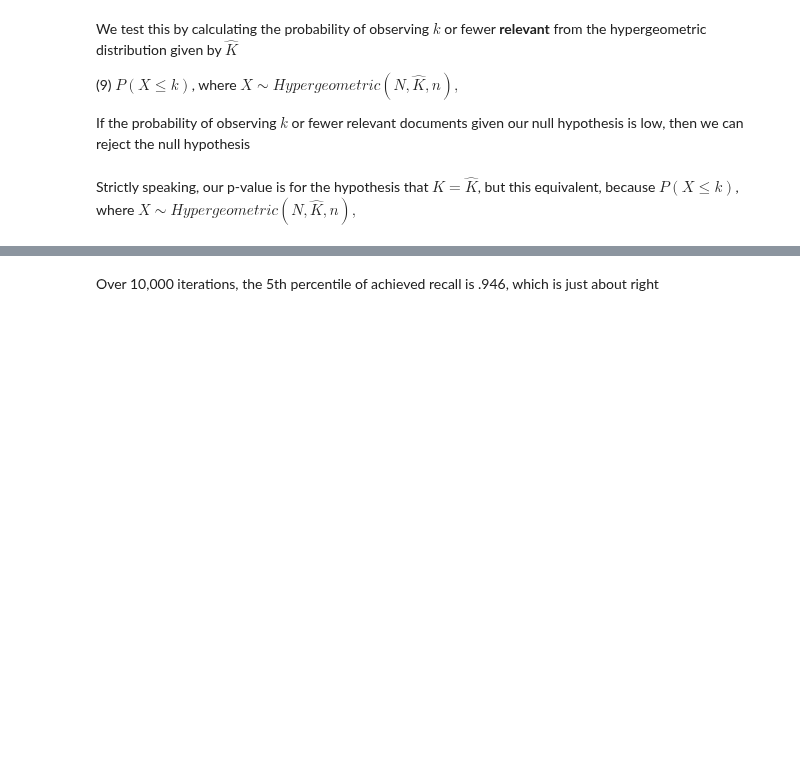
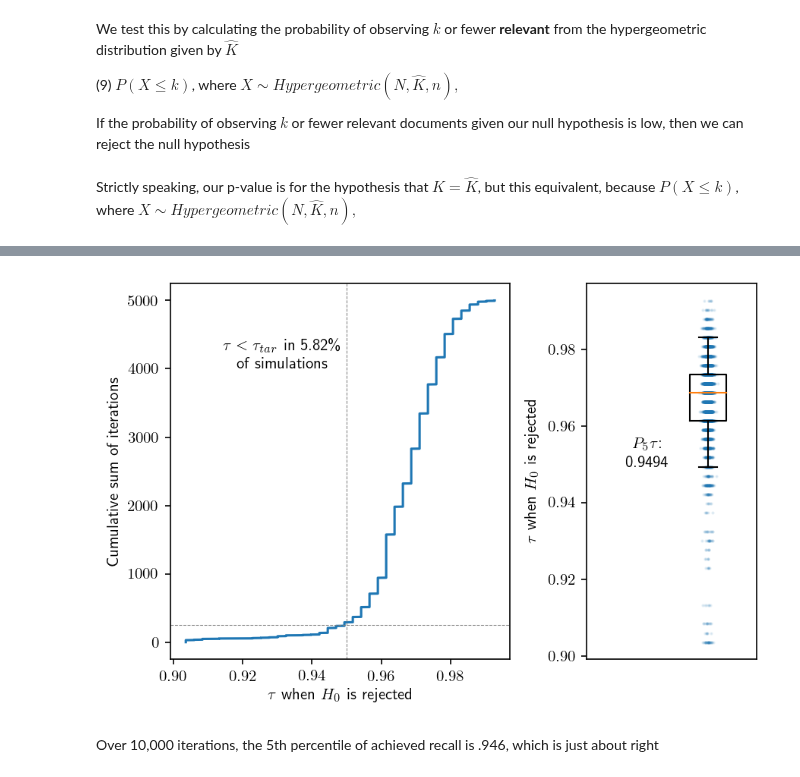
Before and after one commit to mcallaghan/rapid-screening, a Jupyter notebook: analysis/hyper_criteria_theory.ipynb, the cells around one changed output, grey strips where cells are left out. Saved outputs shown, nothing was run; the diff lists cells and outputs as text; code cells hidden in the pictures; blank space fills up the shorter version.

```diff
--- a/analysis/hyper_criteria_theory.ipynb
+++ b/analysis/hyper_criteria_theory.ipynb
@@ -206,0 +234,3 @@ Text(0, 0.5, '$P(X \\leq k)$')
+# %%
+sample = np.zeros(N_s)
+sample[:14] = 1
@@ -207,6 +253,6 @@ Text(0, 0.5, '$P(X \\leq k)$')
 # %%
 # We can run 10 thousand random sample simulations, to see if our null hypothesis is rejected the right amount
-iterations = 10000
+iterations = 5000
 pool = multiprocessing.Pool(6) # (in parallel)
 y, h, t = zip(*pool.map(partial(draw_sample, sample=sample,r_ML=r_ML),range(iterations)))
 pool.terminate()
@@ -242,3 +288,46 @@ plt.show()
+# %%
+plt.close()
+H0_rejection_taus = np.array([x['tau'] for x in h])
+H0_rejection_taus.sort()
+fig = plt.figure(dpi=150)
+gs = gridspec.GridSpec(1,2,width_ratios=[2,1])
+
+ax0 = plt.subplot(gs[0])
+ax0.plot(H0_rejection_taus,np.arange(len(H0_rejection_taus)))
+# The rate of failure is the percentage of cases in which we reject the Null hypothesis, although it is actually true
+failure = sum(H0_rejection_taus<.95)/iterations
+t = r"$\tau < \tau_{tar}$ in " + f"{failure:.2%}\n of simulations".replace("%","\%")
+xtent = ax0.get_xlim()[1]-ax0.get_xlim()[0]
+ax0.text(ax0.get_xlim()[0]+xtent*0.33, iterations*0.8,t,usetex=True,ha="center")
+
+ax0.set_xlabel(r'$\tau$ when $H_0$ is rejected')
+ax0.set_ylabel('Cumulative sum of iterations')
+
+ax0.axhline(iterations*0.05, lw=0.5,c="grey",ls="--")
+ax0.axvline(.95, lw=0.5,c="grey",ls="--")
+
+def rand_jitter(arr):
+    stdev = .01*(max(arr)-min(arr))
+    return arr + np.random.randn(len(arr)) * stdev
+
+ax1 = plt.subplot(gs[1])
+ax1.boxplot(H0_rejection_taus,whis=[5,95],showfliers=False)
+ax1.scatter(rand_jitter(np.zeros(iterations)+1+np.random.randn(iterations)*0.01),H0_rejection_taus,alpha=0.1,s=1)
+ax1.set_xticks([])
+ax1.set_xlim([0.5,1.2])
+ax1.set_ylabel(r'$\tau$ when $H_0$ is rejected')
+
+q = np.quantile(H0_rejection_taus,0.05)
+t = "$P_5 \\tau $:\n" + f"{q:.4f}"
+ax1.text(0.75, q,t,usetex=True,ha="center")
+
+
+
+fig.tight_layout()
+
+plt.show()
+# %% [output]
+[figure, added]
 # %% [markdown]
 Over 10,000 iterations, the 5th percentile of achieved recall is .946, which is just about right
 # %%
```
Also changed, not shown: parts of 14 cells of this notebook.
